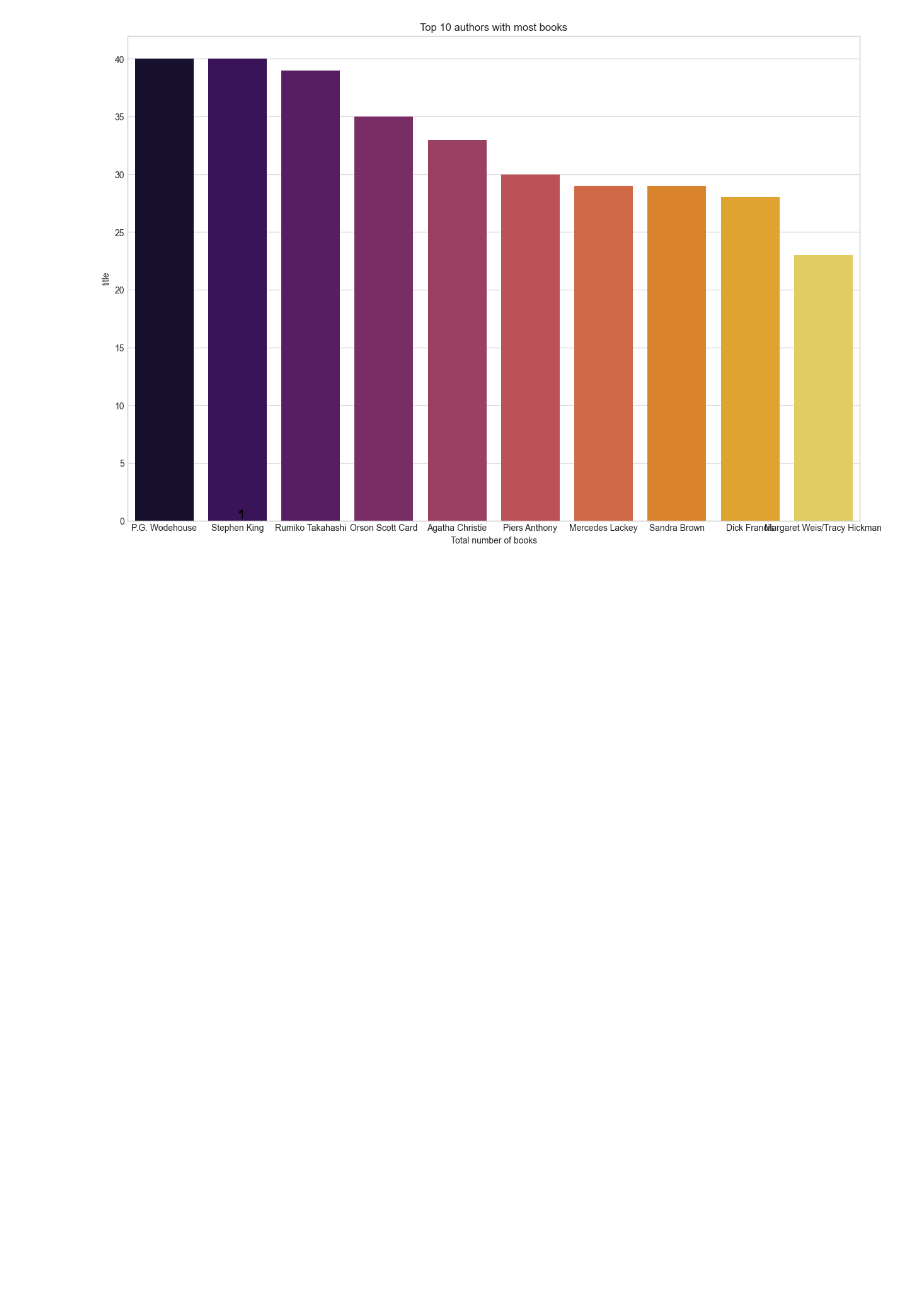
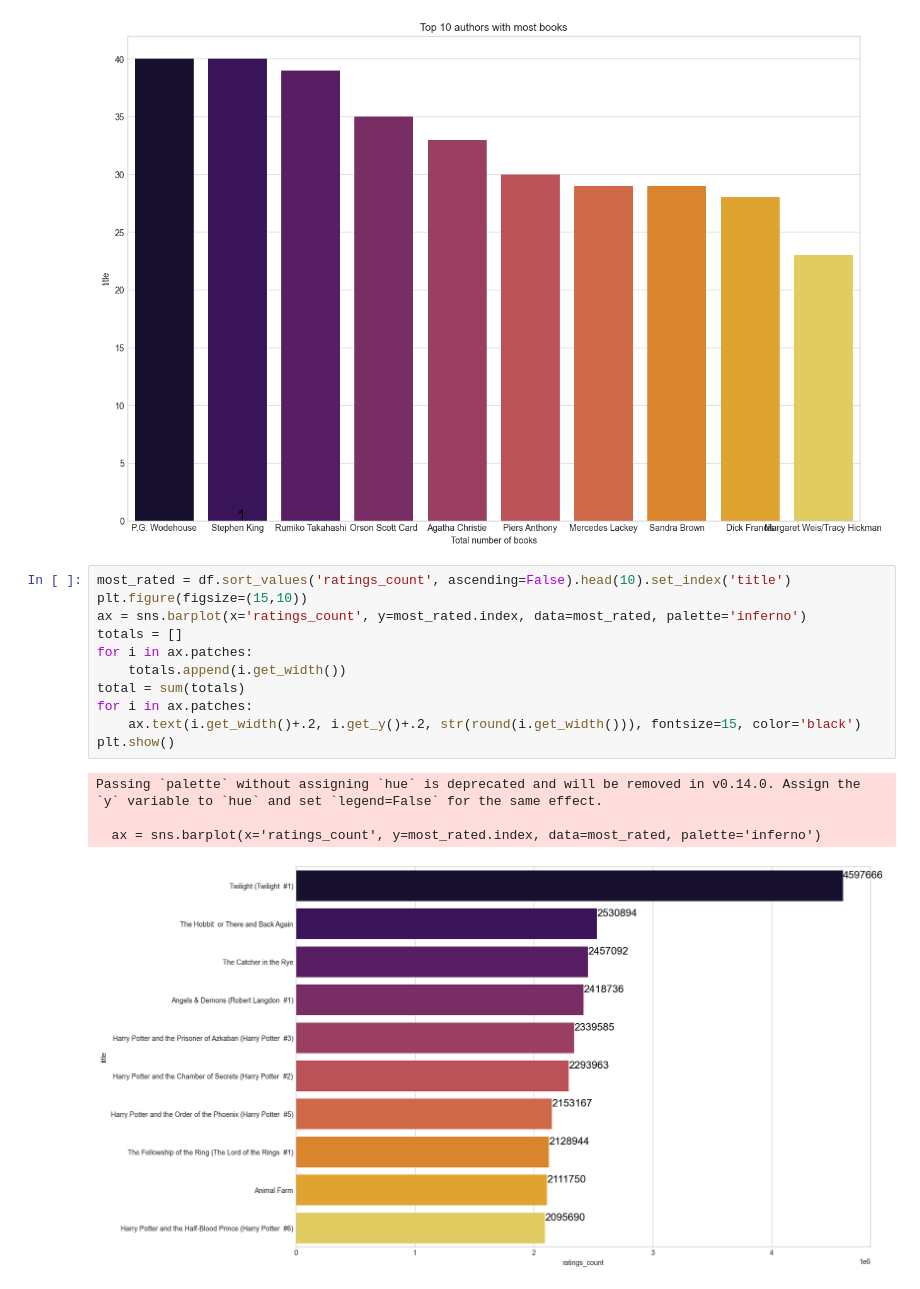
Before and after one commit to akshargrover/Book-Recommendation-System, a Jupyter notebook: Book_recommendation_system.ipynb, the cells around one changed output. Cells and saved outputs as stored; diff of their text form; blank space fills up the shorter version.

```diff
--- a/Book_recommendation_system.ipynb
+++ b/Book_recommendation_system.ipynb
@@ -100,3 +100,19 @@ Passing `palette` without assigning `hue` is deprecated and will be removed in v
 
   ax = sns.barplot(most_books['title'], palette='inferno')
 [figure]
+# %%
+most_rated = df.sort_values('ratings_count', ascending=False).head(10).set_index('title')
+plt.figure(figsize=(15,10))
+ax = sns.barplot(x='ratings_count', y=most_rated.index, data=most_rated, palette='inferno')
+totals = []
+for i in ax.patches:
+    totals.append(i.get_width())
+total = sum(totals)
+for i in ax.patches:
+    ax.text(i.get_width()+.2, i.get_y()+.2, str(round(i.get_width())), fontsize=15, color='black')
+plt.show()
+# %% [output]
+Passing `palette` without assigning `hue` is deprecated and will be removed in v0.14.0. Assign the `y` variable to `hue` and set `legend=False` for the same effect.
+
+  ax = sns.barplot(x='ratings_count', y=most_rated.index, data=most_rated, palette='inferno')
+[figure, added]
```
Also changed, not shown: parts of 14 cells of this notebook, 1 other file.
